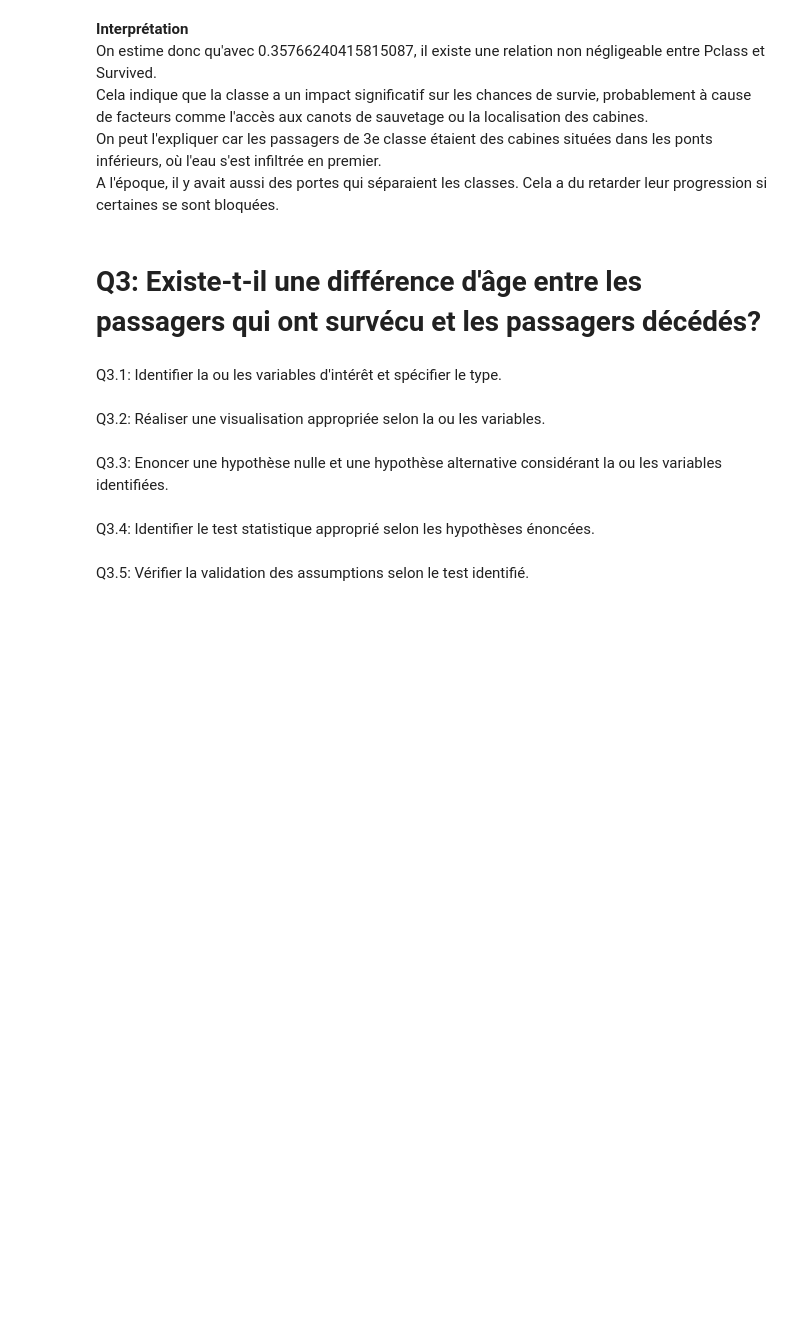
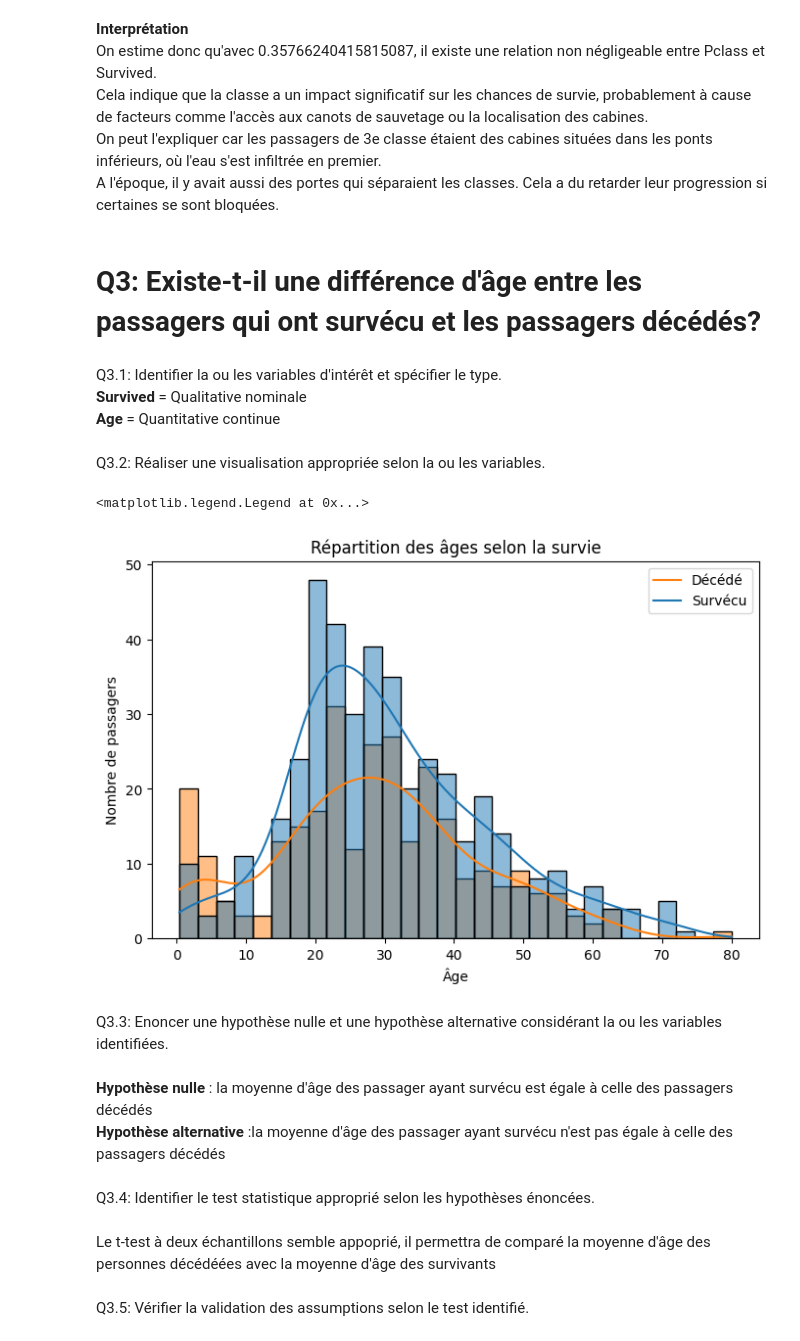
Before and after one commit to marino-casagranda/62-62.2-Data-Analysis, a Jupyter notebook: Projet.ipynb, the cells around one changed output. Cells and saved outputs as stored; diff of their text form; code cells hidden in the pictures; blank space fills up the shorter version.

```diff
--- a/Projet.ipynb
+++ b/Projet.ipynb
@@ -478,11 +464,30 @@ A l'époque, il y avait aussi des portes qui séparaient les classes. Cela a du
 ==============
 # %% [markdown]
 Q3.1: Identifier la ou les variables d'intérêt et spécifier le type.
+**Survived** = Qualitative nominale
+**Age** = Quantitative continue
 # %% [markdown]
 Q3.2: Réaliser une visualisation appropriée selon la ou les variables.
+# %%
+plt.figure(figsize=(8,5))
+sns.histplot(data=data, x="Age", hue="Survived", bins=30, alpha=0.5, kde=True)
+
+
+plt.xlabel("Âge")
+plt.ylabel("Nombre de passagers")
+plt.title("Répartition des âges selon la survie")
+plt.legend(labels=["Décédé", "Survécu"])
+# %% [output]
+<matplotlib.legend.Legend at 0x...>
+[figure, added]
 # %% [markdown]
 Q3.3: Enoncer une hypothèse nulle et une hypothèse alternative considérant la ou les variables identifiées.
+# %% [markdown]
+**Hypothèse nulle** : la moyenne d'âge des passager ayant survécu est  égale à celle des passagers décédés
+**Hypothèse alternative** :la moyenne d'âge des passager ayant survécu n'est pas  égale à celle des passagers décédés
 # %% [markdown]
 Q3.4: Identifier le test statistique approprié selon les hypothèses énoncées.
+# %% [markdown]
+Le t-test à deux échantillons semble appoprié, il permettra de comparé la moyenne d'âge des personnes décédéées avec la moyenne d'âge des survivants
 # %% [markdown]
 Q3.5: Vérifier la validation des assumptions selon le test identifié.
```
Also changed, not shown: parts of 21 cells of this notebook.
